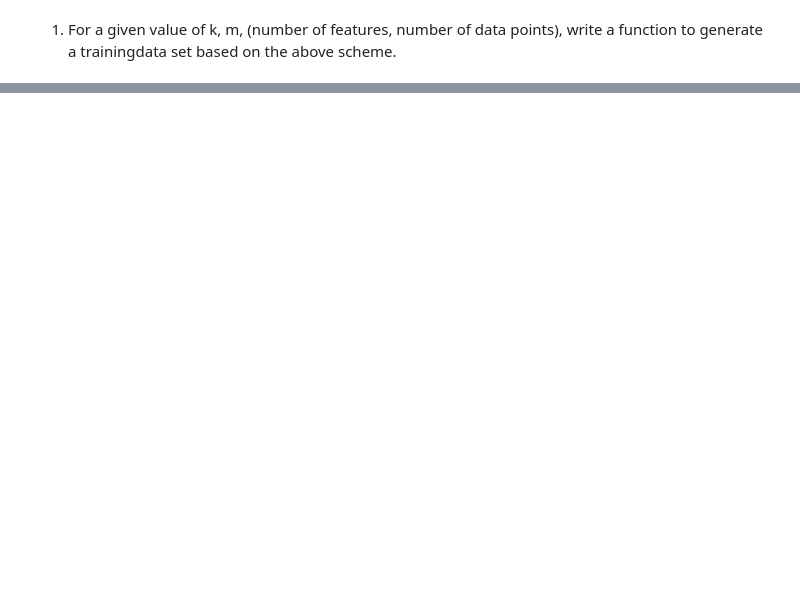
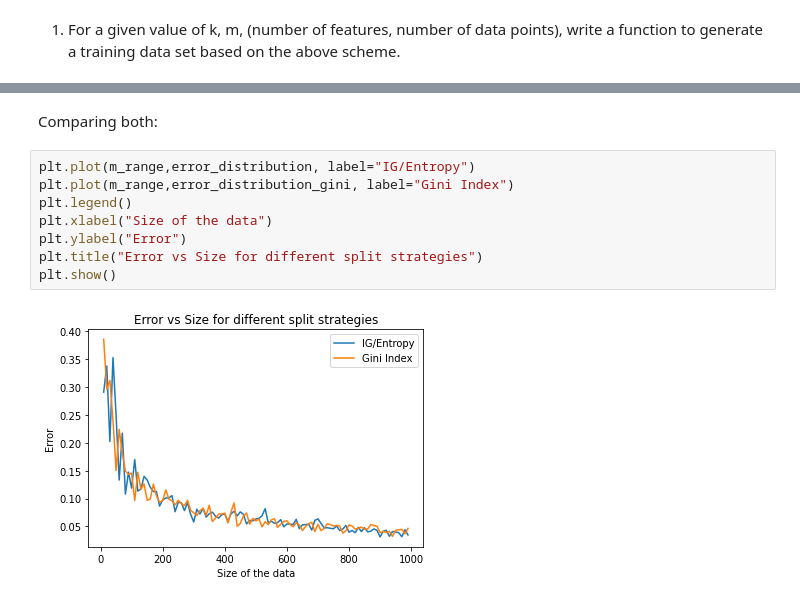
Before and after one commit to kartk/ML, a Jupyter notebook: Decision_Trees_1.ipynb, the cells around one changed output, grey strips where cells are left out. Saved outputs shown, nothing was run; the diff lists cells and outputs as text; blank space fills up the shorter version.

```diff
--- a/Decision_Trees_1.ipynb
+++ b/Decision_Trees_1.ipynb
@@ -287,0 +560,12 @@ error_f(dt,1000)
+# %% [markdown]
+Comparing both:
+# %%
+plt.plot(m_range,error_distribution, label="IG/Entropy")
+plt.plot(m_range,error_distribution_gini, label="Gini Index")
+plt.legend()
+plt.xlabel("Size of the data")
+plt.ylabel("Error")
+plt.title("Error vs Size for different split strategies")
+plt.show()
+# %% [output]
+[figure, added]
```
Also changed, not shown: parts of 61 cells of this notebook.
